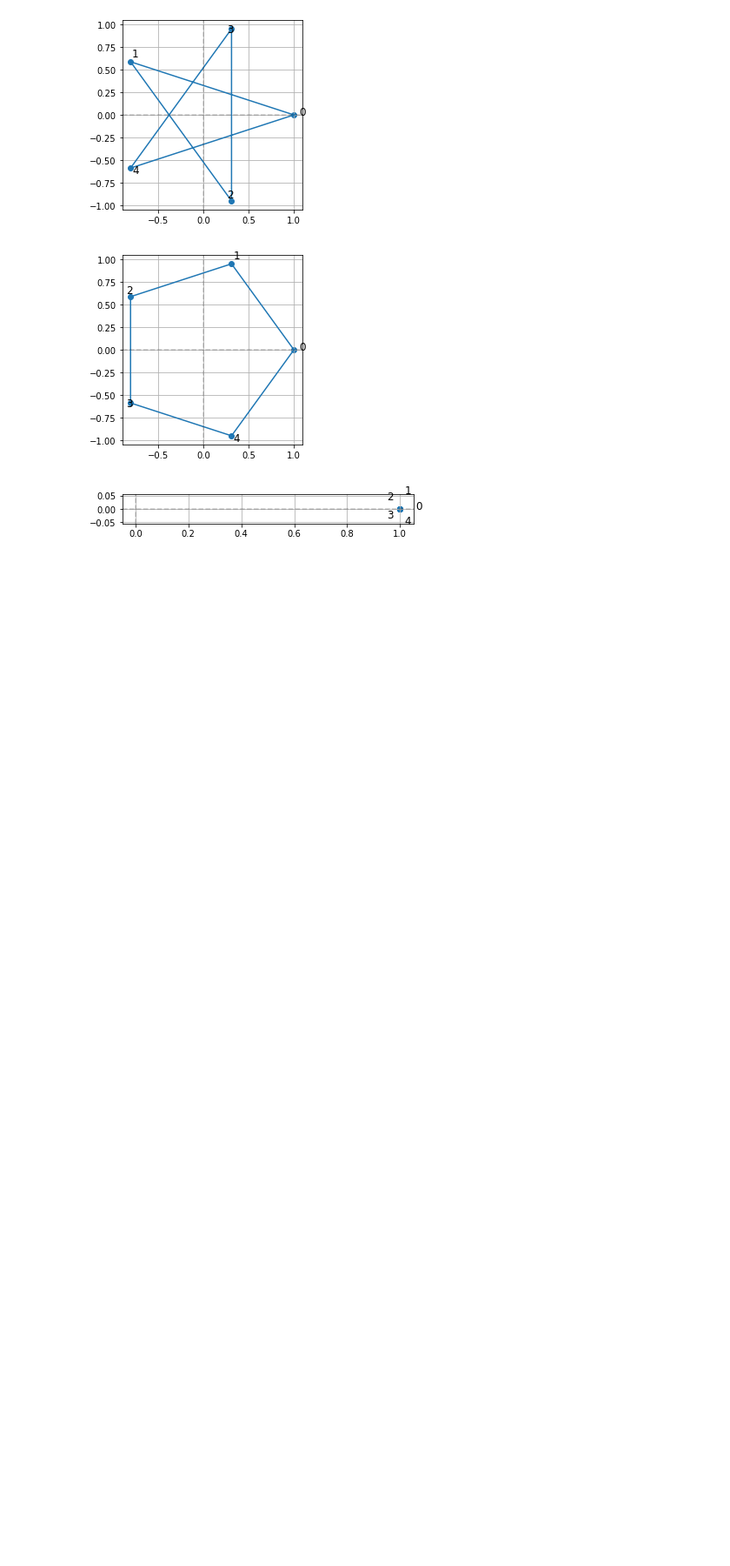
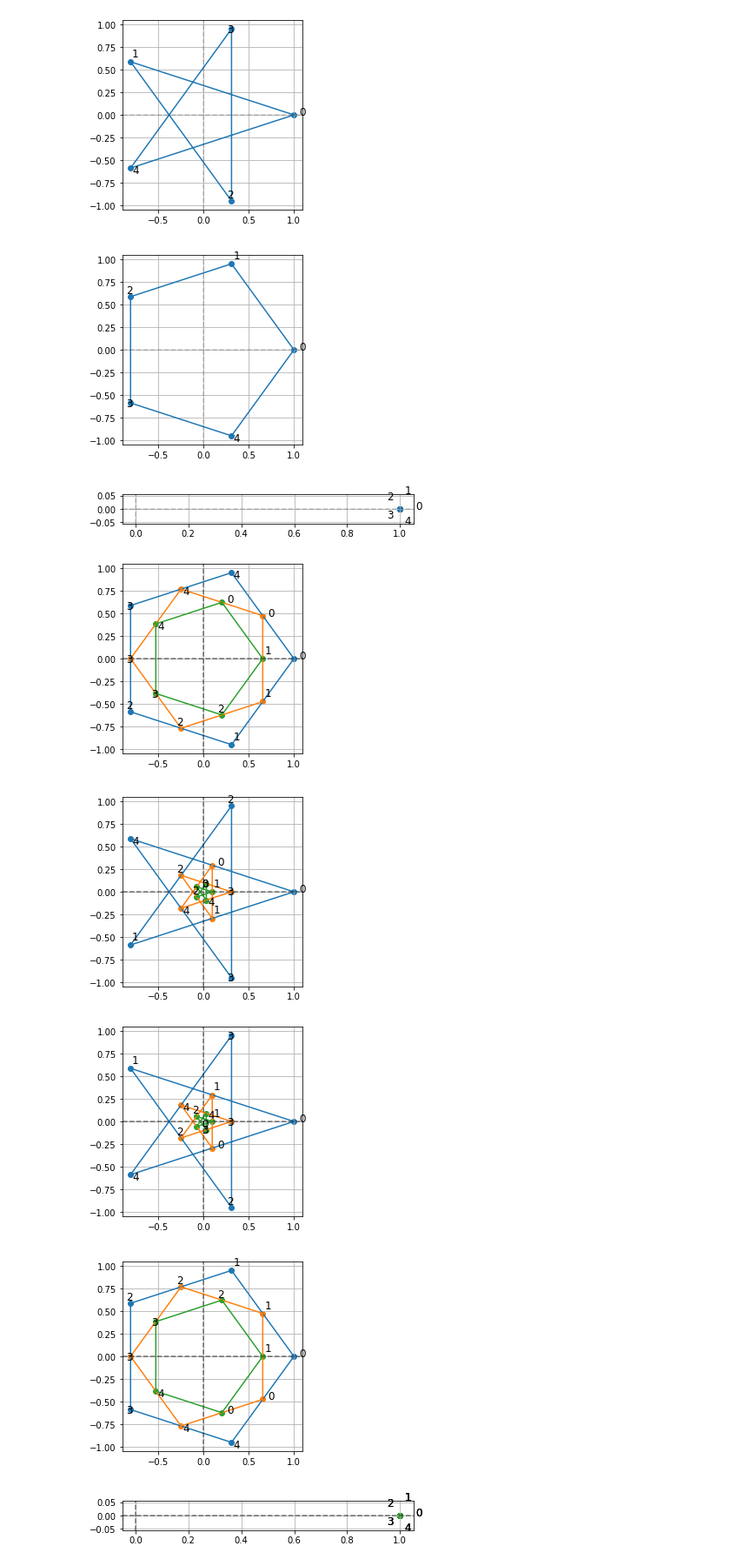
Before and after one commit to fractalclockwork/Math725, a Jupyter notebook: Exercises/Math725_ex_week6_midpt_poly.ipynb, the cells around one changed output. Shown: that part at 87% size. Saved outputs shown, nothing was run; the diff lists cells and outputs as text; code cells hidden in the pictures; blank space fills up the shorter version.

```diff
--- a/Exercises/Math725_ex_week6_midpt_poly.ipynb
+++ b/Exercises/Math725_ex_week6_midpt_poly.ipynb
@@ -54,7 +55,7 @@ M, V, (M)*V  # there be our isomorpheus
 # %% [output]
 $\displaystyle \left( \left[\begin{matrix}\lambda_{0} & 0 & 0 & 0 & 0\\0 & \lambda_{1} & 0 & 0 & 0\\0 & 0 & \lambda_{2} & 0 & 0\\0 & 0 & 0 & \lambda_{3} & 0\\0 & 0 & 0 & 0 & \lambda_{4}\end{matrix}\right], \  \left[\begin{matrix}z_{0}\\z_{1}\\z_{2}\\z_{3}\\z_{4}\end{matrix}\right], \  \left[\begin{matrix}\lambda_{0} z_{0}\\\lambda_{1} z_{1}\\\lambda_{2} z_{2}\\\lambda_{3} z_{3}\\\lambda_{4} z_{4}\end{matrix}\right]\right)$
 # %%
-n=5
+# do it with numbers
 z = sym.exp(-2 * sym.I * sym.pi/n)
 V = Matrix([z**i for i in range(n)])
 M = sym.diag([z**i for i in range(n)], unpack=True)
@@ -72,3 +77,16 @@ for i in range(n):
 [figure]
 [figure]
 [figure]
+# %%
+# now we can map any of these isomorphic subspaces to a midpoint basis
+T(n)*M*V
+for j in range(n):
+    for i in range(3):
+        z_plot(T(n)**i * M**j * V)
+    plt.show()
+# %% [output]
+[figure, added]
+[figure, added]
+[figure, added]
+[figure, added]
+[figure, added]
```
Also changed, not shown: parts of 2 cells of this notebook.
